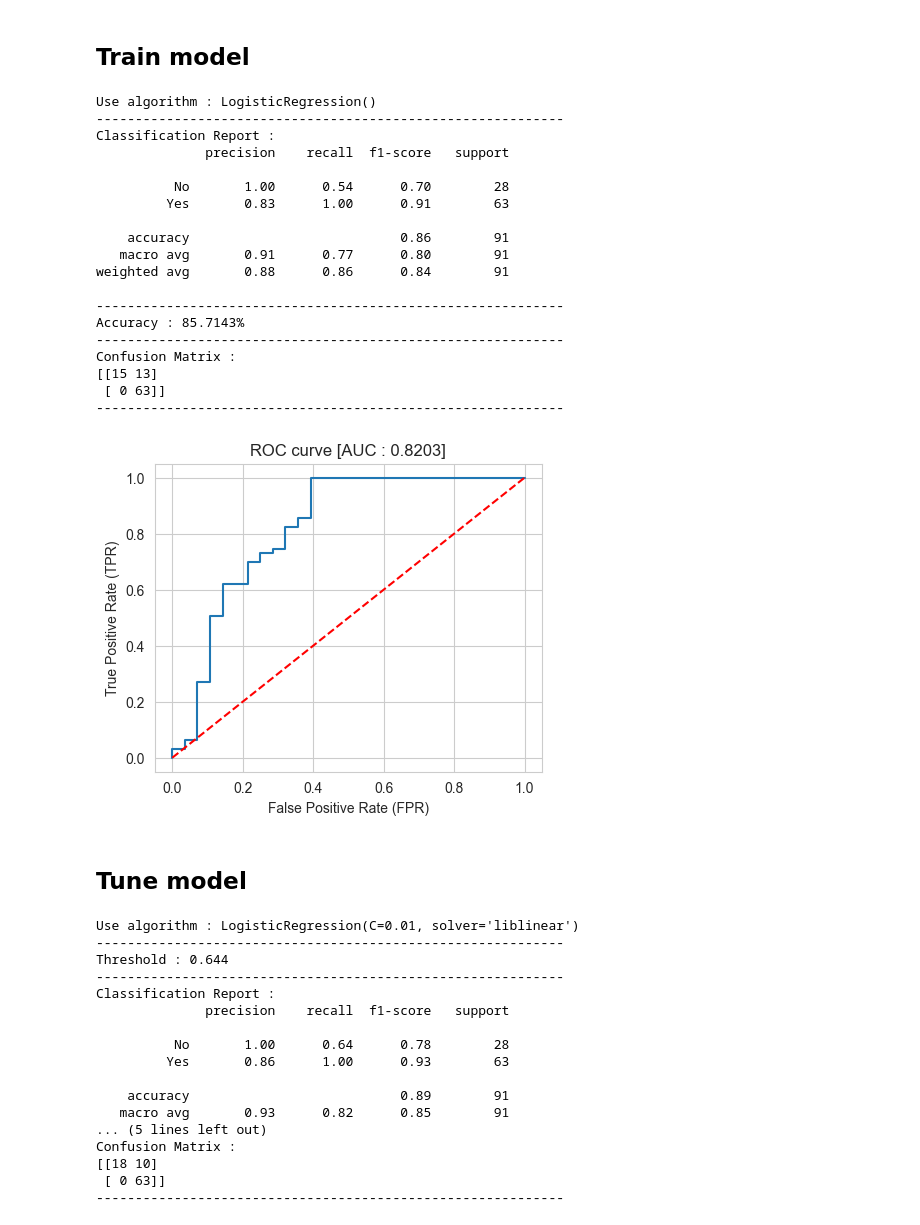
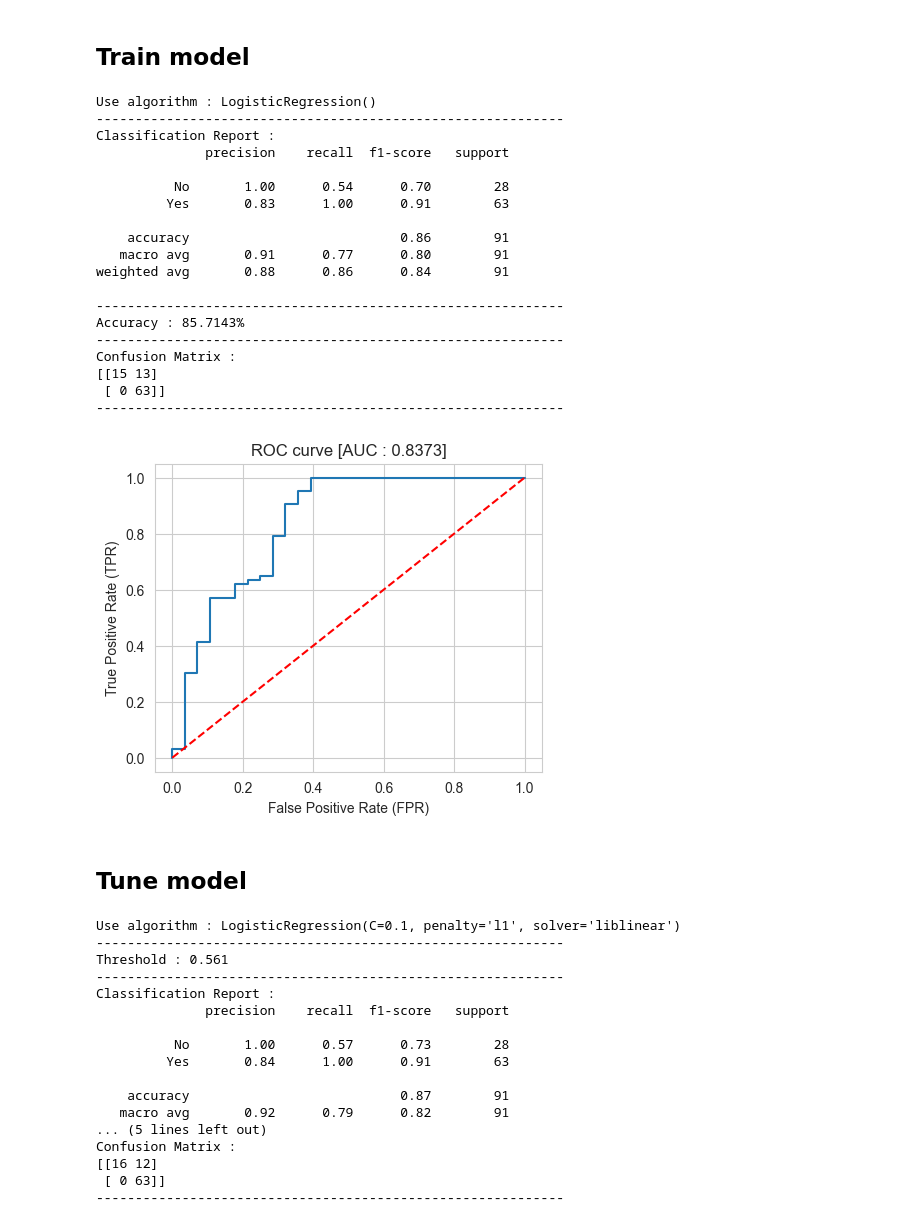
Before and after one commit to ENDYOU3/Loan_Approval_Prediction, a Jupyter notebook: Loan_Approval_Analysis.ipynb, the cells around one changed output. Cells and saved outputs as stored; diff of their text form; code cells hidden in the pictures.

```diff
--- a/Loan_Approval_Analysis.ipynb
+++ b/Loan_Approval_Analysis.ipynb
@@ -284,6 +316,7 @@ Outlier : 160 units (26.06%) has been deleted
 # %%
 # Plot distribution of data (numerical variable)
 fig, ax = plt.subplots(ncols=2, figsize=(20,7))
+cat_cols, num_cols = convert_data_type(df_cleanMiss)
 sns.boxplot(data=pd.melt(zscore(df_cleanMiss[num_cols])),
             x='variable',
             y='value',
@@ -315,7 +348,7 @@ class Data():
         self.data = data
 
     def transform_data(self):
-        cat_cols = [column for column in self.data.columns if self.data[column].dtypes in ['category']]
+        cat_cols,num_cols = convert_data_type(self.data)
         for column in self.data.columns:
             if column in cat_cols:
                 self.__encode_label(column)
@@ -402,18 +435,19 @@ class Training(Splitting_Data):
   def __init__(self, data, target, model):
     super().__init__(data, target)
     self.model = model
+    self.model.fit(self.x_train, self.y_train)
 
-  def train_model(self):
-    self.model.fit(self.x_train, self.y_train)
-    self.__report_model()
+  def save_model(self):
+    file_name = "regression_model.pkl"
+    joblib.dump(self.model, file_name)
 
-  def __report_model(self):
+  def report_model(self):
     self.__plot_roc_curve()
     y_predict = self.model.predict(self.x_test)
     report = classification_report(self.y_test, y_predict, target_names=['No','Yes'])
     accuracy = accuracy_score(self.y_test, y_predict)
     cm = confusion_matrix(self.y_test, y_predict)
-    print(f'Use algorithm : {model}')
+    print(f'Use algorithm : {self.model}')
     print('-'*60)
     print(f'Classification Report :\n{report}')
     print('-'*60)
@@ -556,3 +607,8 @@ Data columns (total 12 columns):
  11  Loan_Status        454 non-null    category
 dtypes: category(9), float64(2), int64(1)
 memory usage: 16.2 KB
+# %%
+def find_EMI(loan_amount, loan_amount_term, interest_per_year):
+    month_in_year = 12
+    interest_per_month = interest_per_year/month_in_year
+    return (loan_amount*interest_per_month*(1+interest_per_month)**loan_amount_term)/(((1+interest_per_month)**loan_amount_term)-1)
@@ -622,28 +714,28 @@ LogisticRegression()
 ## Train model
 # %%
 train = Training(new_df, target, model)
-train.train_model()
+train.report_model()
 # %% [output]
 Use algorithm : LogisticRegression()
 ------------------------------------------------------------
 Classification Report :
               precision    recall  f1-score   support
 
           No       1.00      0.54      0.70        28
          Yes       0.83      1.00      0.91        63
 
     accuracy                           0.86        91
    macro avg       0.91      0.77      0.80        91
 weighted avg       0.88      0.86      0.84        91
 
 ------------------------------------------------------------
 Accuracy : 85.7143%
 ------------------------------------------------------------
 Confusion Matrix :
 [[15 13]
  [ 0 63]]
 ------------------------------------------------------------
-[figure, old version]
+[figure, new version]
 # %% [markdown]
 ## Tune model
 # %%
@@ -655,23 +747,23 @@ param_dist = {
     'solver' : ['liblinear'],
 }
 # %%
-tune = Tuning(new_df, target, model)
-tune.tune_model(param_dist)
+tune = Tuning(new_df, target, model, param_dist)
+tune.report_model()
 # %% [output]
-Use algorithm : LogisticRegression(C=0.01, solver='liblinear')
+Use algorithm : LogisticRegression(C=0.1, penalty='l1', solver='liblinear')
 ------------------------------------------------------------
-Threshold : 0.644
+Threshold : 0.561
 ------------------------------------------------------------
 Classification Report :
               precision    recall  f1-score   support
 
-          No       1.00      0.64      0.78        28
-         Yes       0.86      1.00      0.93        63
+          No       1.00      0.57      0.73        28
+         Yes       0.84      1.00      0.91        63
 
-    accuracy                           0.89        91
-   macro avg       0.93      0.82      0.85        91
+    accuracy                           0.87        91
+   macro avg       0.92      0.79      0.82        91
 ... (5 lines left out)
 Confusion Matrix :
-[[18 10]
+[[16 12]
  [ 0 63]]
 ------------------------------------------------------------
```
Also changed, not shown: parts of 26 cells of this notebook, 4 other files.
